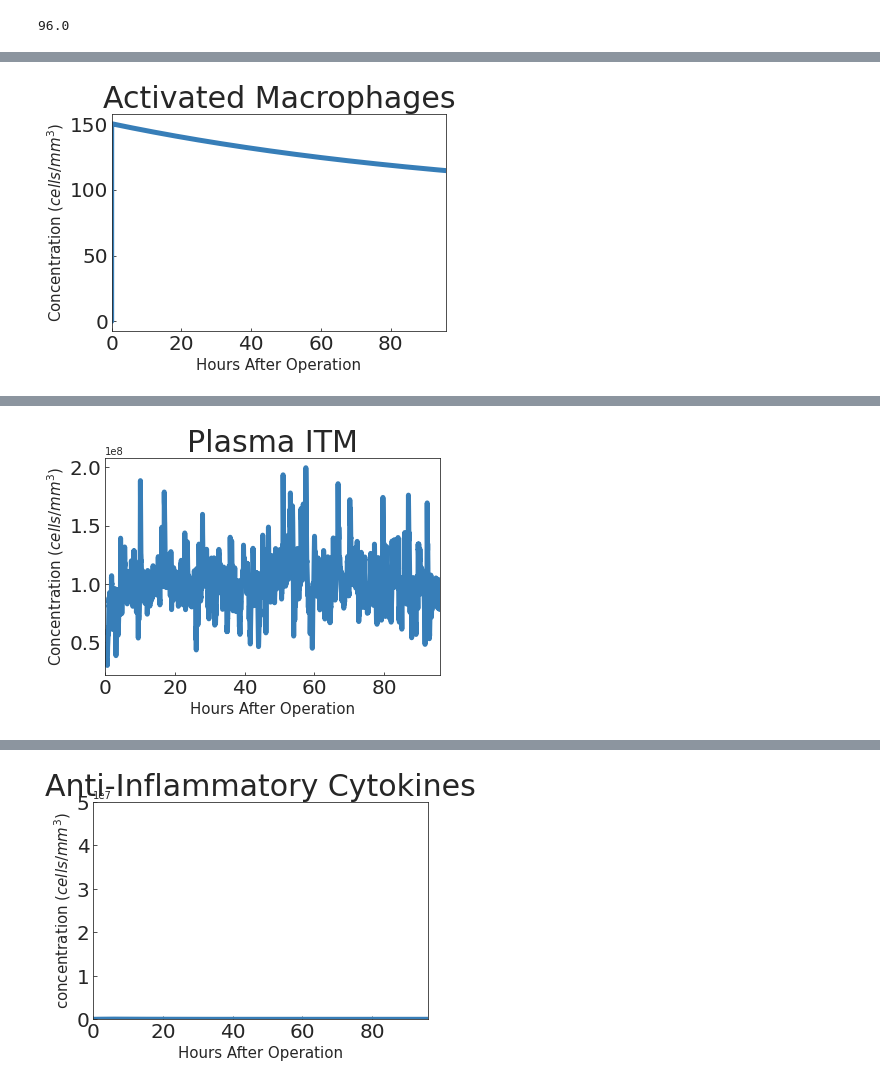
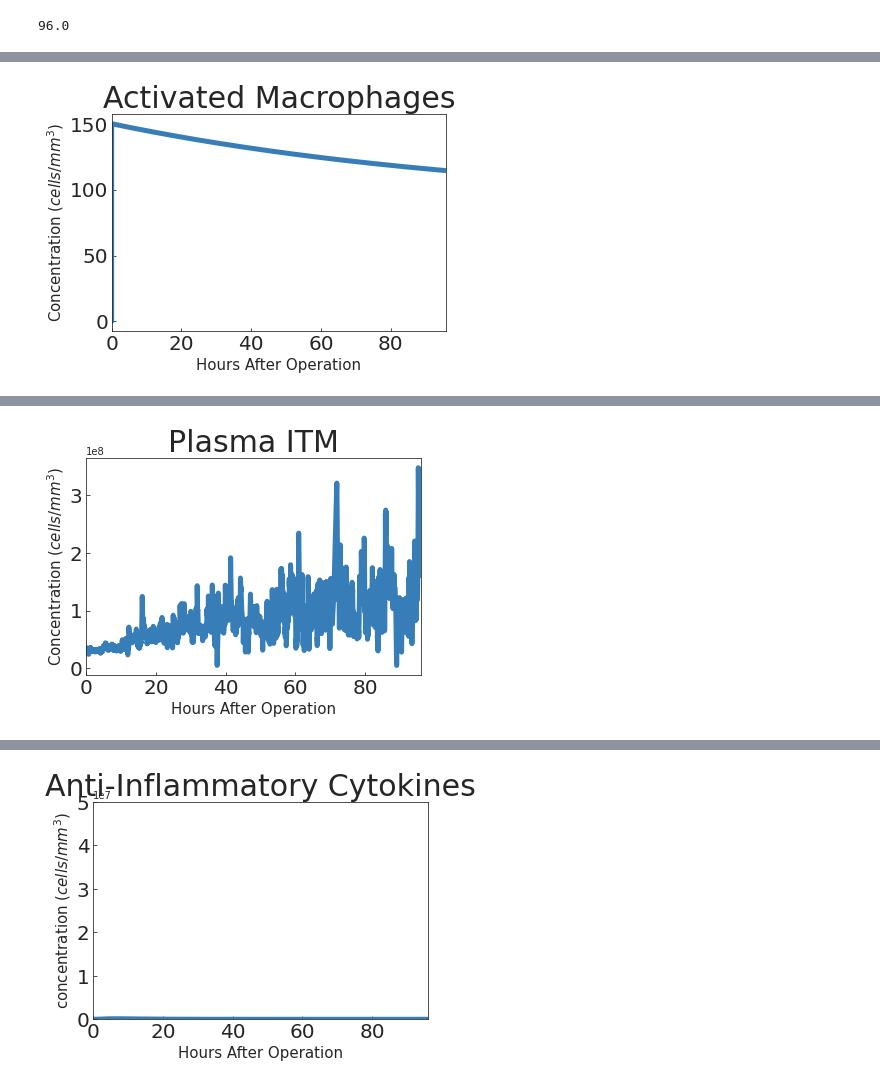
Before and after one commit to UvaCsl/immune-ct, a Jupyter notebook: Part II - Stochastic Immunity (Manual Run).ipynb, the cells around one changed output, grey strips where cells are left out. Cells and saved outputs as stored; diff of their text form; code cells hidden in the pictures.

Commit message:
Reran linear and sigmoid experiments. Added utils for EWS.

```diff
--- a/Part II - Stochastic Immunity (Manual Run).ipynb
+++ b/Part II - Stochastic Immunity (Manual Run).ipynb
@@ -81,6 +81,8 @@ def vectorfield(w, t, p, params):
         sigma = sig_mult
     elif sigma_type == 'increasing':
         sigma = t * sig_mult
+    else:
+        sigma = 0
 
     noise = random.normalvariate(mu, sigma)
 
@@ -940,9 +942,6 @@ df_AP_restrict, df_AP_median_restrict = dp.get_data(german_hospital_file=german_
                                              do_binning=True)
 
 
-
-
-
 case = 5
 
 # print ('Combination ', count)
@@ -959,29 +958,6 @@ t_adds = [24.*60., 36.*60., 48. * 60., 60. * 60.]
 mu = 0
 np.random.seed(10)
 
-# scenario 1 sigmoidal source
-# Expt 1
-# add_ITMblood = 1e7
-# add_ITMblood_name = '1e7'
-# slow = 0.001
-# slow_name = '0.001'
-# t_add = 0.5 * 60.
-# t_add_name = '0.5'
-# sig_mult = 18
-
-#expt 2
-
-# add_ITMblood = 5e6
-# add_ITMblood_name = '5e6'
-
-# slow = 0.001
-# slow_name = '0.001'
-
-# t_add = 0.5 * 60.
-# t_add_name = '0.5'
-
-# sig_mult = 16
-
 add_ITMblood = 5e6
 add_ITMblood_name = '5e6'
 
@@ -994,15 +970,35 @@ t_add_name = '0.5'
 sig_mult = 0
 
 
-# noise_type = 'sigmoid'
-noise_type = 'linear'
+noise_type = 'sigmoid'
+# noise_type = 'linear'
 # noise_type = 'gaussian'
 
-# sigma_type = 'increasing'
-sigma_type = 'constant'
+sigma_type = 'increasing'
+# sigma_type = 'constant'
+# sigma_type = 'zero'
 
-# NOISE 1: Sigmoid
-if noise_type == 'sigmoid':
+### NOISE 1
+if noise_type == 'linear':
+    add_ITMblood = 1e7
+    add_ITMblood_name = '1e7'
+    slow = 0.001
+    slow_name = '0.001'
+    t_add = 1 * 60.
+    t_add_name = '1'
+    src_strength = 0
+    src_width = 0
+    if sigma_type == 'constant':
+        sig_mult = 1e5
+#         sig_mult = 1e6
+    elif sigma_type == 'increasing': # increasing
+#         sig_mult = 60
+        sig_mult = 80
+    else:
+        sigma_mult = 0
+
+# NOISE 2: Sigmoid
+elif noise_type == 'sigmoid':
     add_ITMblood = 1e7
     add_ITMblood_name = '1e7'
     slow = 0.001
@@ -1017,7 +1013,7 @@ if noise_type == 'sigmoid':
     else: # increasing
         sig_mult = 60
 
-### NOISE 2
+### NOISE 3
 elif noise_type == 'gaussian':
     t_add = 80* 60.
 #     np.random.seed(0)
@@ -1030,23 +1026,6 @@ elif noise_type == 'gaussian':
     else: # increasing
 #         sig_mult = 110
         sig_mult = 120
-
-### NOISE 3
-elif noise_type == 'linear':
-    add_ITMblood = 1e7
-    add_ITMblood_name = '1e7'
-    slow = 0.001
-    slow_name = '0.001'
-    t_add = 1 * 60.
-    t_add_name = '1'
-    src_strength = 0
-    src_width = 0
-    if sigma_type == 'constant':
-        sig_mult = 1e5
-#         sig_mult = 1e6
-    else: # increasing
-#         sig_mult = 60
-        sig_mult = 80
 
 
 # # # NOISE 3: Sigmoid + interval
@@ -1109 +1088 @@ Pickling linear + '_' + constant ...
-[figure, old version]
+[figure, new version]
```
Also changed, not shown: parts of 1 cell of this notebook, 7 other files.
